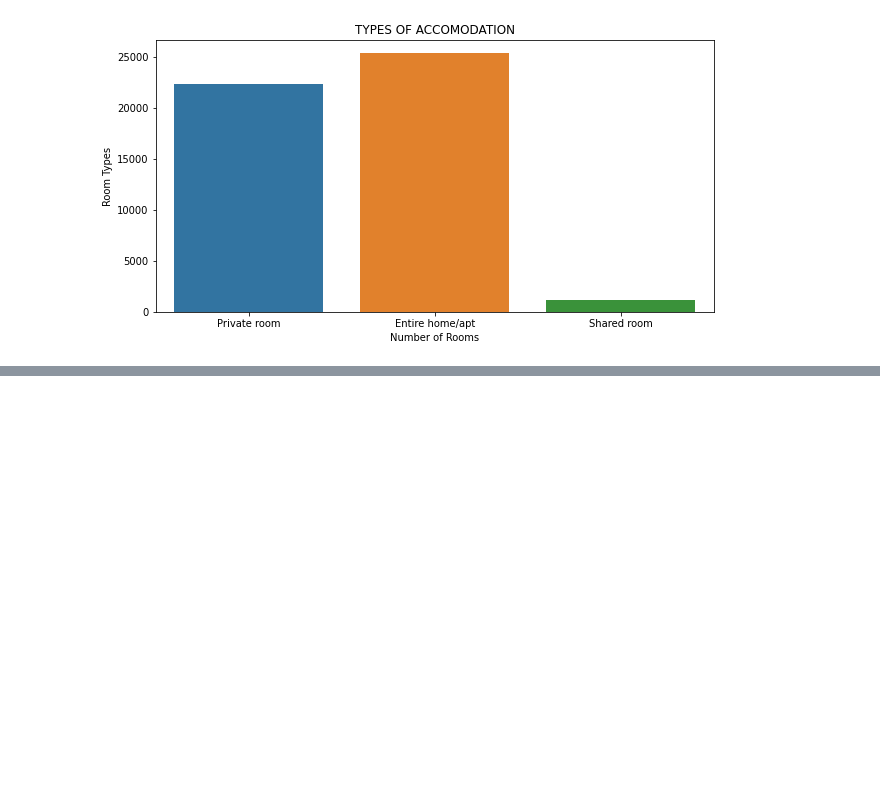
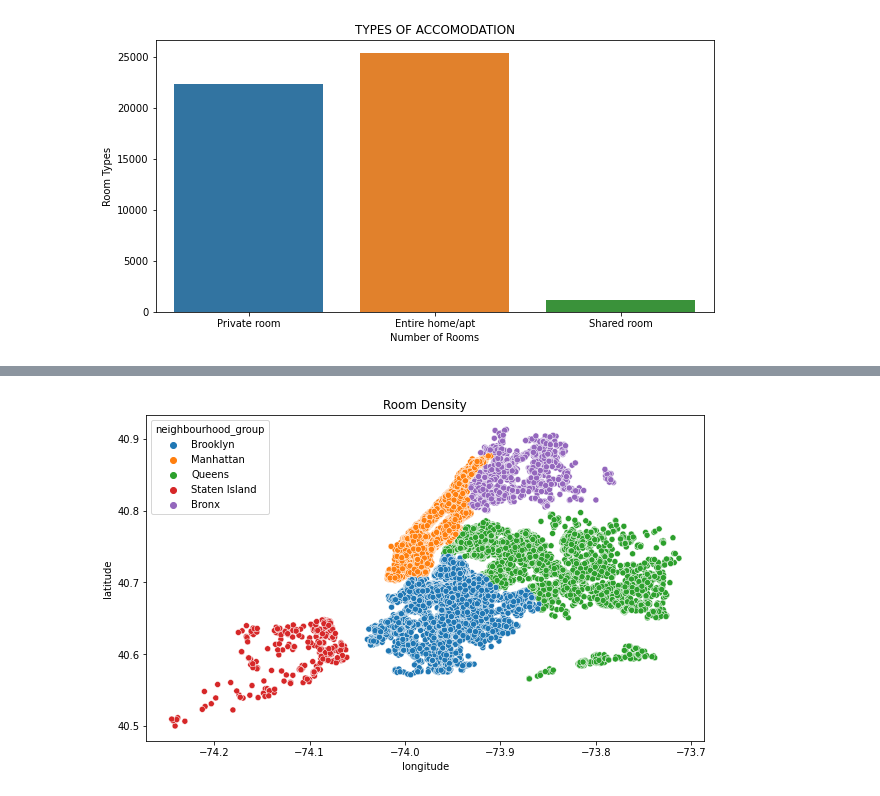
Before and after one commit to Jeetesh-KumarM/CAPSTONE-PROJECT-1, a Jupyter notebook: Copy_of_Airbnb_Bookings_Analysis_Capstone_Project.ipynb, the cells around one changed output, grey strips where cells are left out. Cells and saved outputs as stored; diff of their text form; code cells hidden in the pictures; blank space fills up the shorter version.

```diff
--- a/Copy_of_Airbnb_Bookings_Analysis_Capstone_Project.ipynb
+++ b/Copy_of_Airbnb_Bookings_Analysis_Capstone_Project.ipynb
@@ -463,0 +487,11 @@ sns.countplot(data = df[df1['neighbourhood_group']=='Brooklyn'],x=df1['room_type
+# %%
+#Scattering of Locations
+plt.figure(figsize=(10,6))
+ax_5 = sns.scatterplot(df2.longitude,df2.latitude,hue=df2.neighbourhood_group)
+ax_5.set_title('Room Density')
+ax_5.set_ylabel('latitude')
+ax_5.set_xlabel('longitude')
+plt.show()
+# Or Manhattan distance formula can be used
+# %% [output]
+[figure, added]
```
Also changed, not shown: parts of 12 cells of this notebook.
